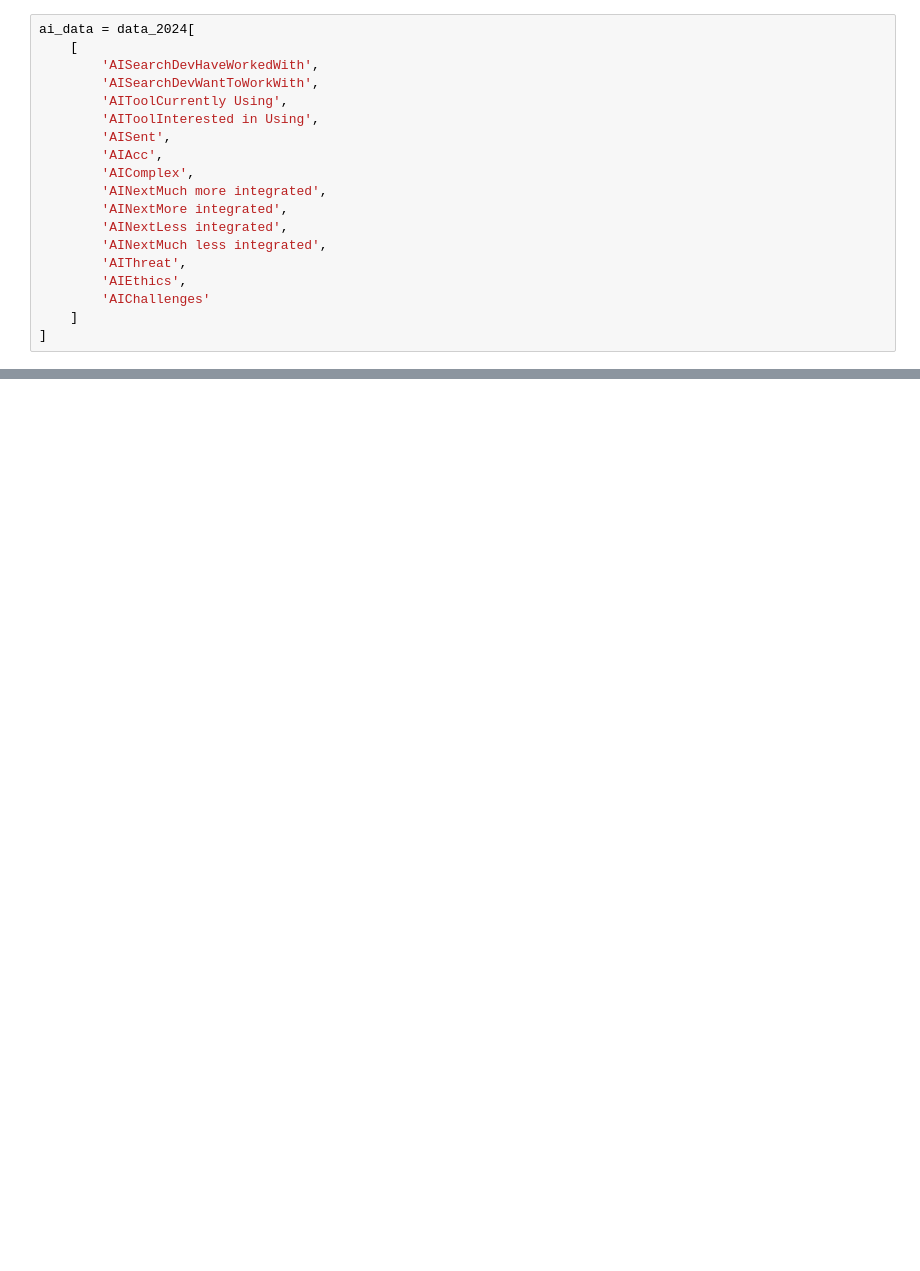
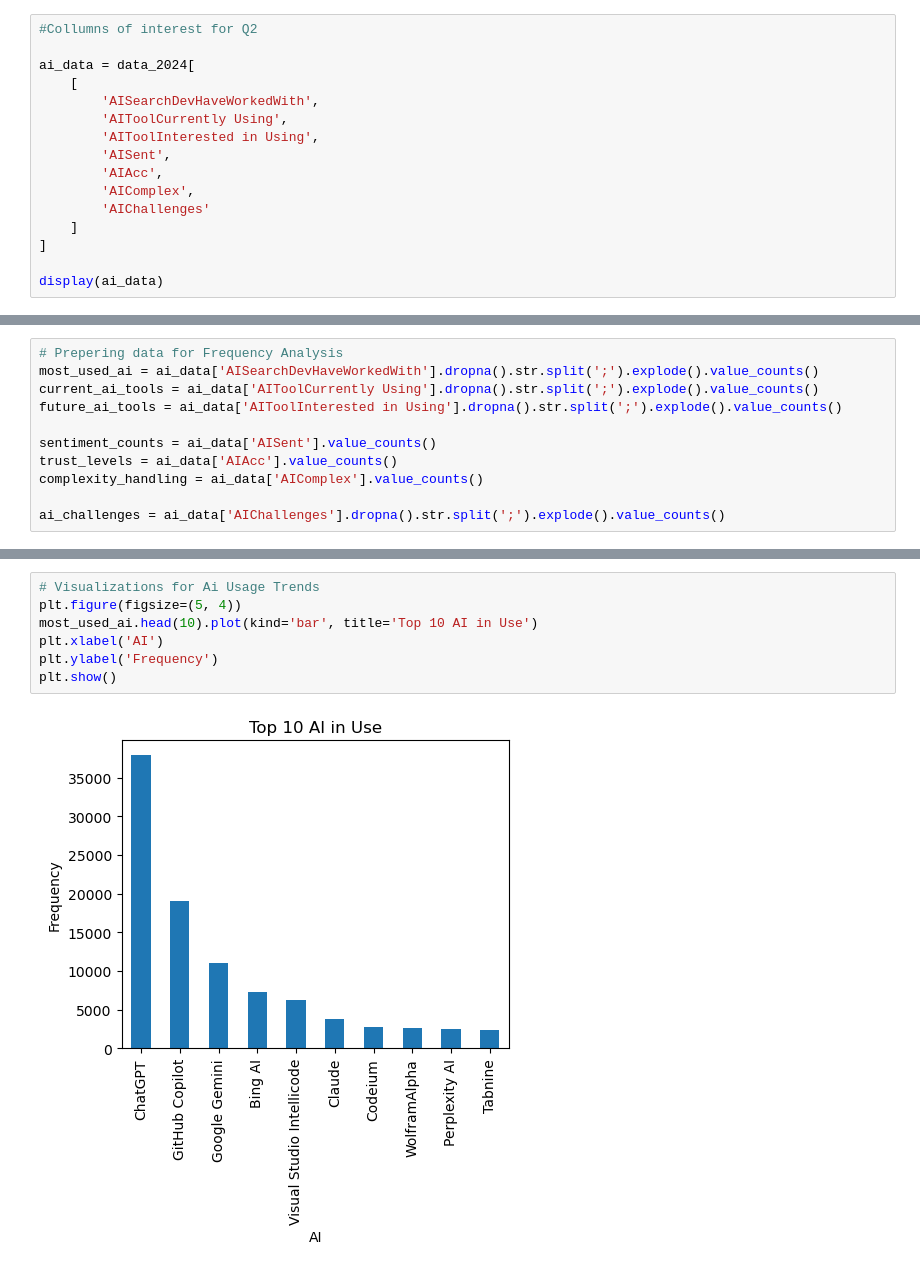
Before and after one commit to Gracormo/Stack-Overflow-Surveys-2021-2024, a Jupyter notebook: tech_trends_ai_use.ipynb, the cells around one changed output, grey strips where cells are left out. Drawn from its saved outputs; the diff is of its cells as text; blank space fills up the shorter version.

```diff
--- a/tech_trends_ai_use.ipynb
+++ b/tech_trends_ai_use.ipynb
@@ -206,19 +327,16 @@ for col in cols_to_analyze:
 # %%
+#Collumns of interest for Q2
+
 ai_data = data_2024[
     [
         'AISearchDevHaveWorkedWith',
-        'AISearchDevWantToWorkWith',
         'AIToolCurrently Using',
         'AIToolInterested in Using',
         'AISent',
         'AIAcc',
         'AIComplex',
-        'AINextMuch more integrated',
-        'AINextMore integrated',
-        'AINextLess integrated',
-        'AINextMuch less integrated',
-        'AIThreat',
-        'AIEthics',
         'AIChallenges'
     ]
 ]
+
+display(ai_data)
@@ -224,0 +360,11 @@ ai_data = data_2024[
+# %%
+# Prepering data for Frequency Analysis
+most_used_ai = ai_data['AISearchDevHaveWorkedWith'].dropna().str.split(';').explode().value_counts()
+current_ai_tools = ai_data['AIToolCurrently Using'].dropna().str.split(';').explode().value_counts()
+future_ai_tools = ai_data['AIToolInterested in Using'].dropna().str.split(';').explode().value_counts()
+
+sentiment_counts = ai_data['AISent'].value_counts()
+trust_levels = ai_data['AIAcc'].value_counts()
+complexity_handling = ai_data['AIComplex'].value_counts()
+
+ai_challenges = ai_data['AIChallenges'].dropna().str.split(';').explode().value_counts()
@@ -225 +373,10 @@ ai_data = data_2024[
+# %%
+# Visualizations for Ai Usage Trends
+plt.figure(figsize=(5, 4))
+most_used_ai.head(10).plot(kind='bar', title='Top 10 AI in Use')
+plt.xlabel('AI')
+plt.ylabel('Frequency')
+plt.show()
+# %% [output]
+[figure, added]
 # %%
```
Also changed, not shown: parts of 35 cells of this notebook, 1 other file.
